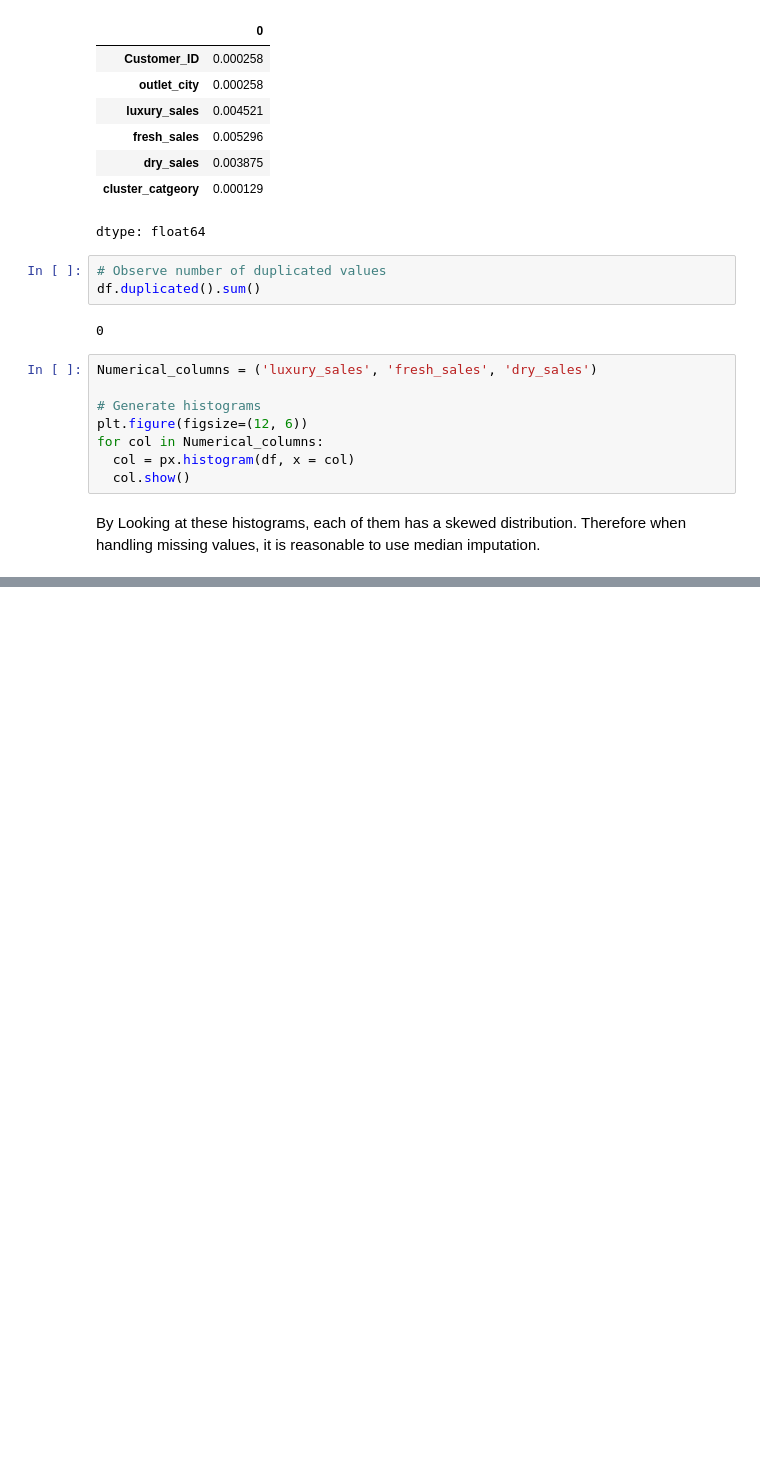
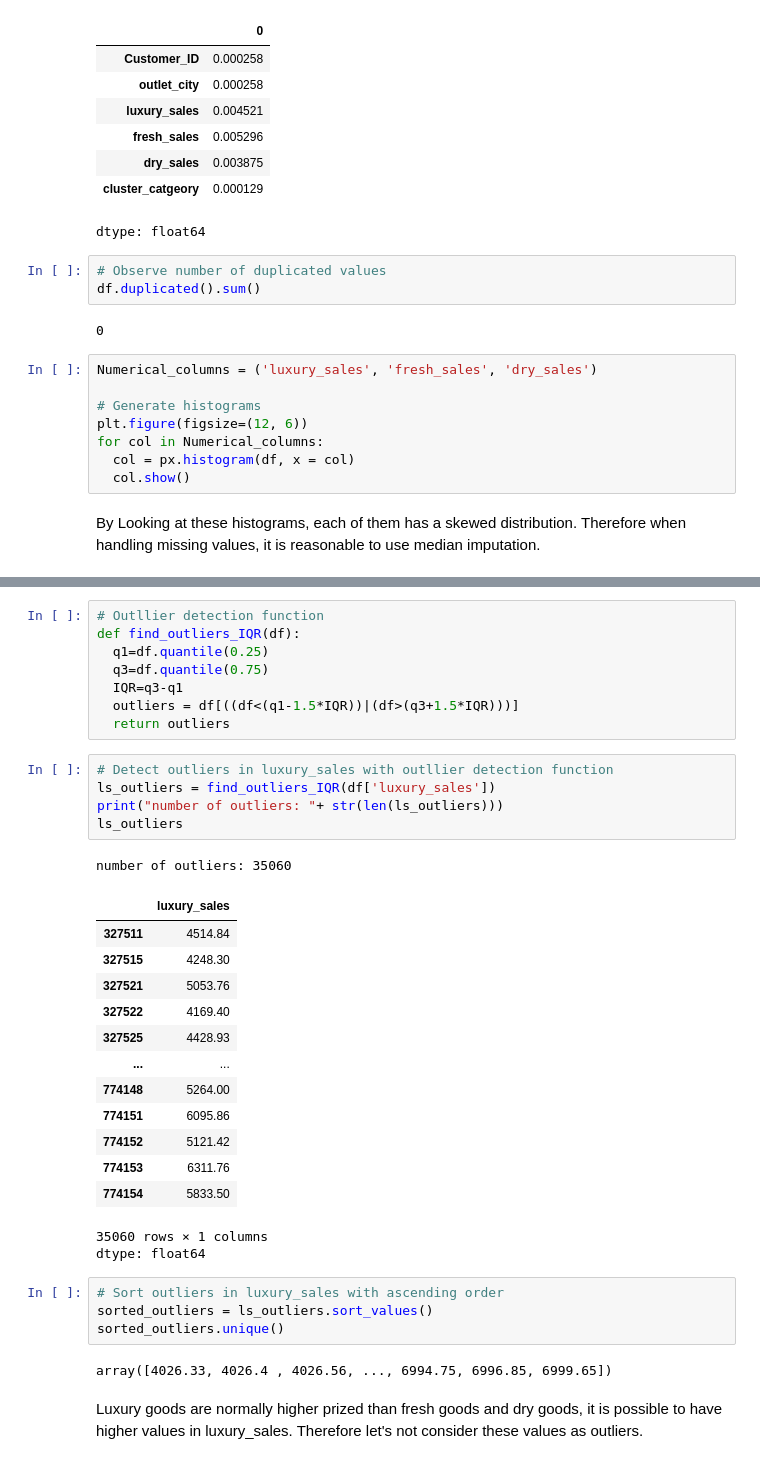
Before and after one commit to InsightMart/DSPL_project, a Jupyter notebook: Train_EDA.ipynb, the cells around one changed output, grey strips where cells are left out. Saved outputs shown, nothing was run; the diff lists cells and outputs as text; blank space fills up the shorter version.

```diff
--- a/Train_EDA.ipynb
+++ b/Train_EDA.ipynb
@@ -128,0 +286,37 @@ By Looking at these histograms, each of them has a skewed distribution. Therefor
+# %%
+# Outllier detection function
+def find_outliers_IQR(df):
+  q1=df.quantile(0.25)
+  q3=df.quantile(0.75)
+  IQR=q3-q1
+  outliers = df[((df<(q1-1.5*IQR))|(df>(q3+1.5*IQR)))]
+  return outliers
+# %%
+# Detect outliers in luxury_sales with outllier detection function
+ls_outliers = find_outliers_IQR(df['luxury_sales'])
+print("number of outliers: "+ str(len(ls_outliers)))
+ls_outliers
+# %% [output]
+number of outliers: 35060
+|  | luxury_sales |
+| 327511 | 4514.84 |
+| 327515 | 4248.30 |
+| 327521 | 5053.76 |
+| 327522 | 4169.40 |
+| 327525 | 4428.93 |
+| ... | ... |
+| 774148 | 5264.00 |
+| 774151 | 6095.86 |
+| 774152 | 5121.42 |
+| 774153 | 6311.76 |
+| 774154 | 5833.50 |
+35060 rows × 1 columns
+dtype: float64
+# %%
+# Sort outliers in luxury_sales with ascending order
+sorted_outliers = ls_outliers.sort_values()
+sorted_outliers.unique()
+# %% [output]
+array([4026.33, 4026.4 , 4026.56, ..., 6994.75, 6996.85, 6999.65])
+# %% [markdown]
+Luxury goods are normally higher prized than fresh goods and dry goods, it is possible to have higher values in luxury_sales. Therefore let's not consider these values as outliers.
```
Also changed, not shown: parts of 22 cells of this notebook.
